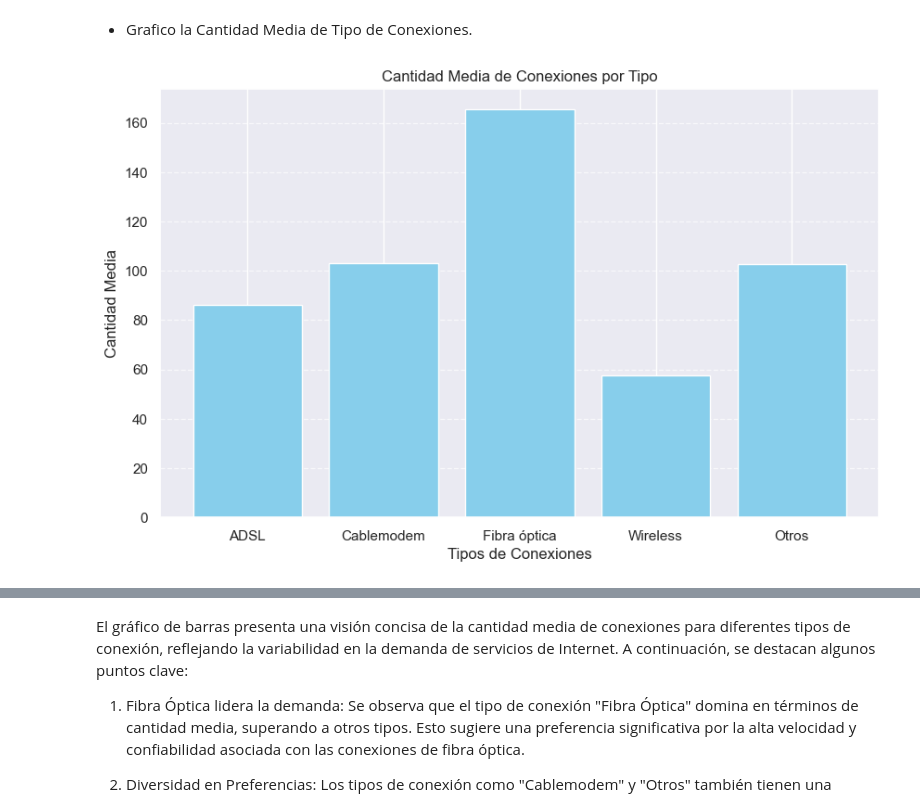
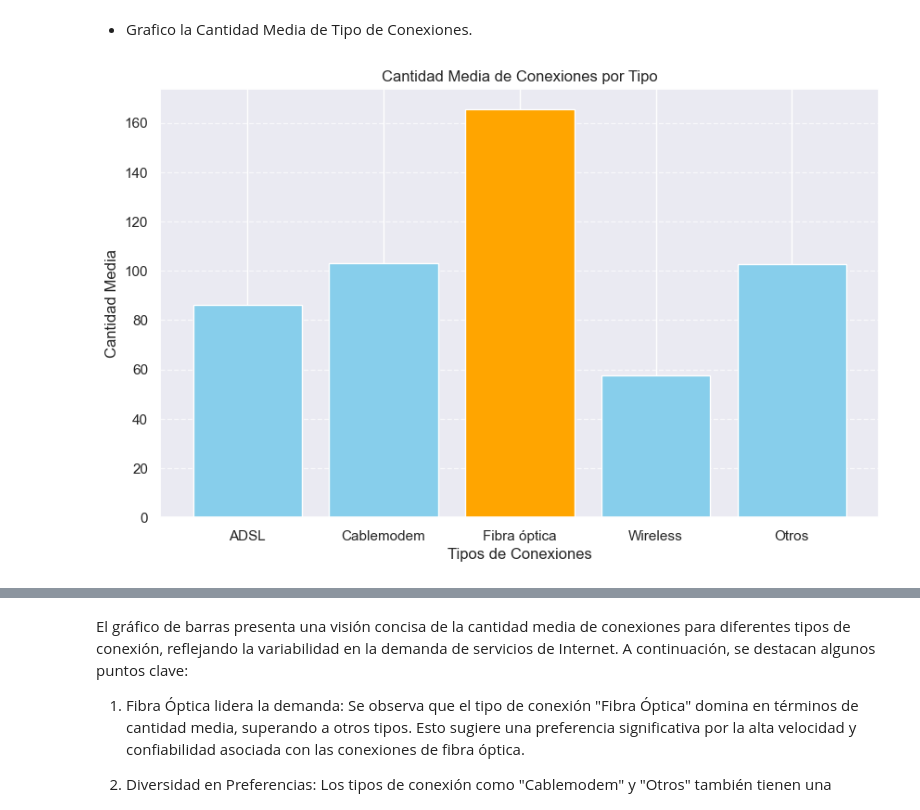
Before and after one commit to Chinaskidev/VecinoNet_Proyecto, a Jupyter notebook: tele_ENACOM_EDA.ipynb, the cells around one changed output, grey strips where cells are left out. Saved outputs shown, nothing was run; the diff lists cells and outputs as text; code cells hidden in the pictures.

```diff
--- a/tele_ENACOM_EDA.ipynb
+++ b/tele_ENACOM_EDA.ipynb
@@ -145,19 +157,23 @@ df2.describe()
 # %% [markdown]
 * Grafico la Cantidad Media de Tipo de Conexiones.
 # %%
-# Datos de ejemplo (reemplaza estos datos con tus datos reales)
+# Creo una lista que representan los tipos de conexiones de Internet y una lista de los valores medios.
 tipos_conexiones = ['ADSL', 'Cablemodem', 'Fibra óptica', 'Wireless', 'Otros']
 cantidad_media = [86.36, 103.29, 165.43, 57.78, 102.71]
 
 # Crear el gráfico de barras
 plt.figure(figsize=(10, 6))  # Ajusta el tamaño del gráfico si es necesario
-plt.bar(tipos_conexiones, cantidad_media, color='skyblue')
+
+# Utilizamos un color distinto para resaltar el valor más alto
+colors = ['skyblue' if valor != max(cantidad_media) else 'orange' for valor in cantidad_media]
+plt.bar(tipos_conexiones, cantidad_media, color=colors)
+
 plt.xlabel('Tipos de Conexiones')
 plt.ylabel('Cantidad Media')
 plt.title('Cantidad Media de Conexiones por Tipo')
 plt.grid(axis='y', linestyle='--', alpha=0.7)
 
 # Mostrar el gráfico
 plt.show()
 # %% [output]
-[figure, old version]
+[figure, new version]
```
Also changed, not shown: parts of 39 cells of this notebook.
